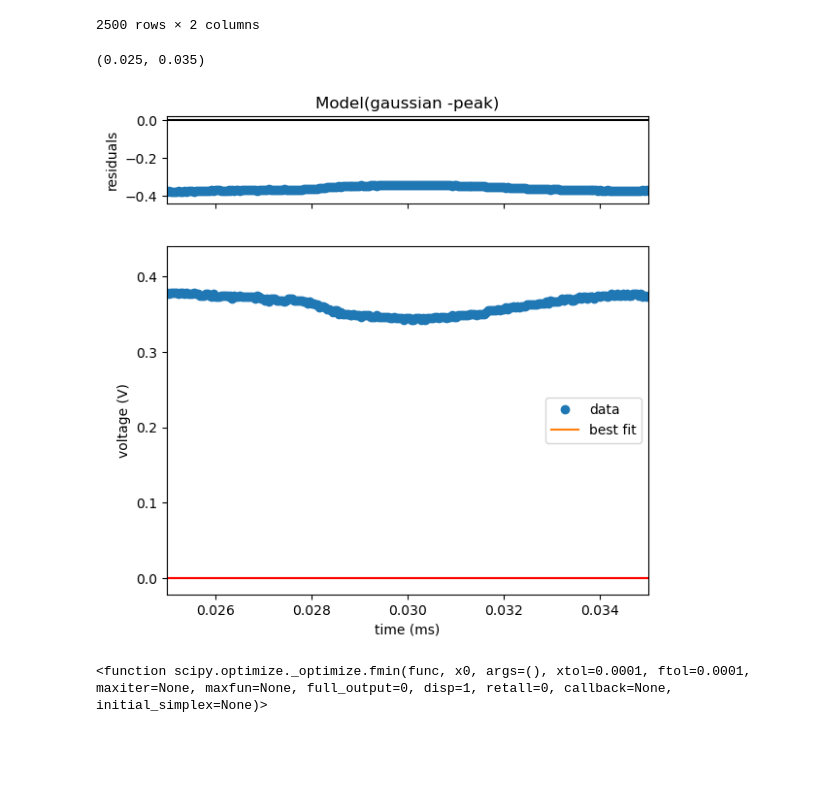
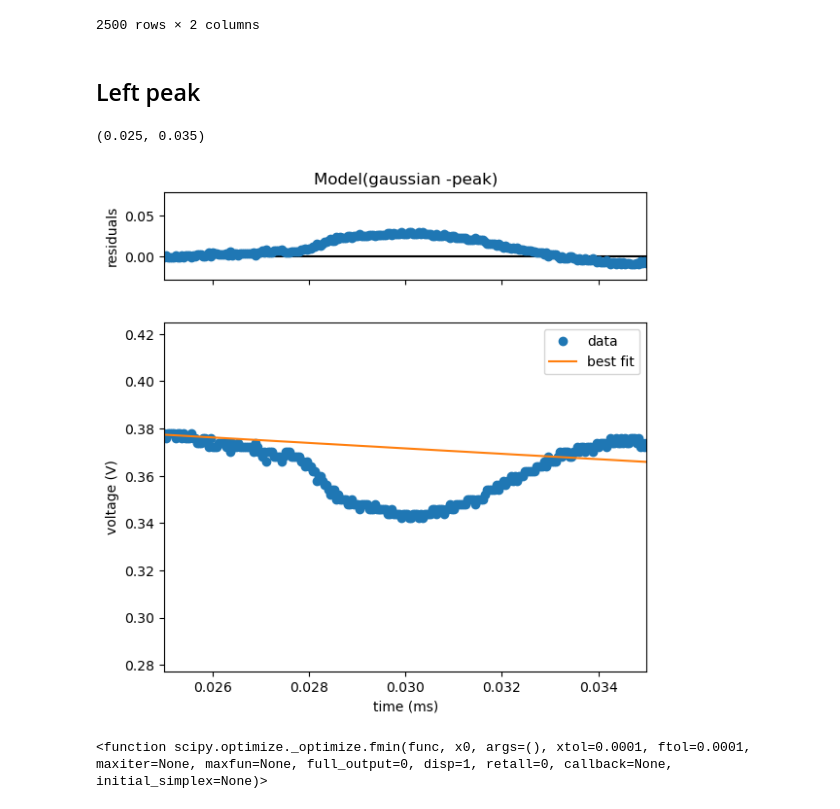
Before and after one commit to sabrahaim/Rubidium-spectrum, a Jupyter notebook: spectra.ipynb, the cells around one changed output. Drawn from its saved outputs; the diff is of its cells as text; code cells hidden in the pictures; blank space fills up the shorter version.

```diff
--- a/spectra.ipynb
+++ b/spectra.ipynb
@@ -28,23 +28,27 @@ df
 | 2498 | 0.10832 | 0.294 |
 | 2499 | 0.10836 | 0.296 |
 2500 rows × 2 columns
+# %% [markdown]
+## Left peak
 # %%
 def gaussian(time, A, mu, sigma):
     return A* np.exp(-(time - mu)**2 / (2 * sigma**2))
 
 curve_model = models.Model(gaussian, name="gaussian -peak")
-# %%
-fit_result = curve_model.fit(df['voltage'], time = df['time'], A=-0.5, mu=4200, sigma=2)
+# %%
+A_value = min(df["voltage"])
+mu_value = np.mean(df["time"])
+params = curve_model.make_params(A=A_value, mu=mu_value, sigma=1)
+fit_result = curve_model.fit(df['voltage'], params,time = df['time'] )
 # %%
 fit_result.plot()
-plt.plot(time, fit_result.best_fit, 'r-', label='Fit')
 plt.xlabel("time (ms)")
 plt.ylabel("voltage (V)")
 
 plt.xlim(0.025, 0.035)
 # %% [output]
 (0.025, 0.035)
-[figure, old version]
+[figure, new version]
 # %%
 optimize.fmin
 # %% [output]
```
Also changed, not shown: parts of 1 cell of this notebook.
